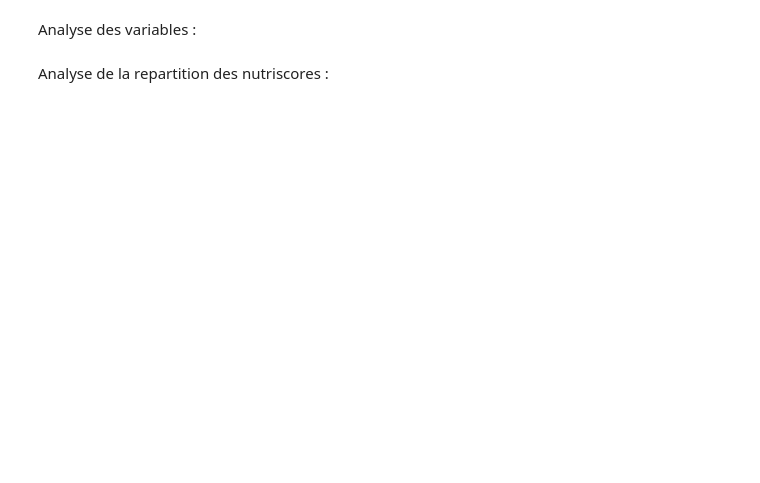
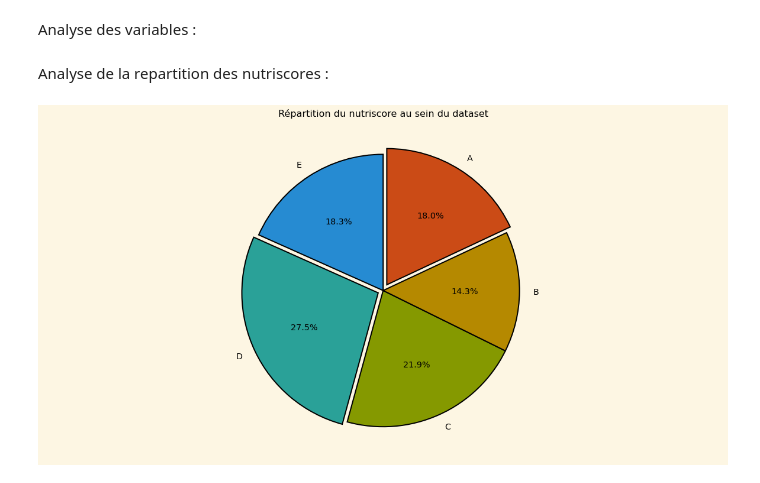
Before and after one commit to Psemp/ds_project_3, a Jupyter notebook: exploratory_analysis.ipynb, the cells around one changed output. Cells and saved outputs as stored; diff of their text form; code cells hidden in the pictures; blank space fills up the shorter version.

Commit message:
several updates in plots and script
Univariate analysis, ideas for bivariate and multivariate analysis
Division of green rating into to variables -> organic and palm oil

```diff
--- a/exploratory_analysis.ipynb
+++ b/exploratory_analysis.ipynb
@@ -3,8 +3,9 @@ import pandas as pd
 import numpy as np
 
 from matplotlib import pyplot as plt
+from datetime import datetime
 
-plt.style.use("fivethirtyeight")
+plt.style.use("Solarize_Light2")
 # %%
 %%time
 
@@ -16,22 +20,28 @@ Analyse de la repartition des nutriscores :
 # %%
 grades = df_off["nutrition_grade_fr"].unique()
 
 amount = {}
 
 for grade in grades:
         amount[grade] = df_off['nutrition_grade_fr'].value_counts()[grade]
 
 slices = list(amount.values())
 labels = [key.upper() for key in amount.keys()]
 
+textprops = {
+    "size": "x-large",
+}
 
 fig = plt.figure(figsize=(16,8))
 
+explode = (0, 0.04, 0, 0, 0.05)
 ax = fig.add_axes([0,0,1,1])
 ax.axis('equal')
-ax.pie(slices, labels=labels, startangle=90,
+ax.pie(slices, labels=labels, startangle=90, explode=explode, textprops=textprops,
         autopct='%1.1f%%', wedgeprops={'linewidth': 2,'edgecolor': 'black'})
 
-
+# plt.xkcd()
 plt.title("Répartition du nutriscore au sein du dataset")
 plt.show()
+# %% [output]
+[figure, added]
```
Also changed, not shown: parts of 16 cells of this notebook, 2 other files.
